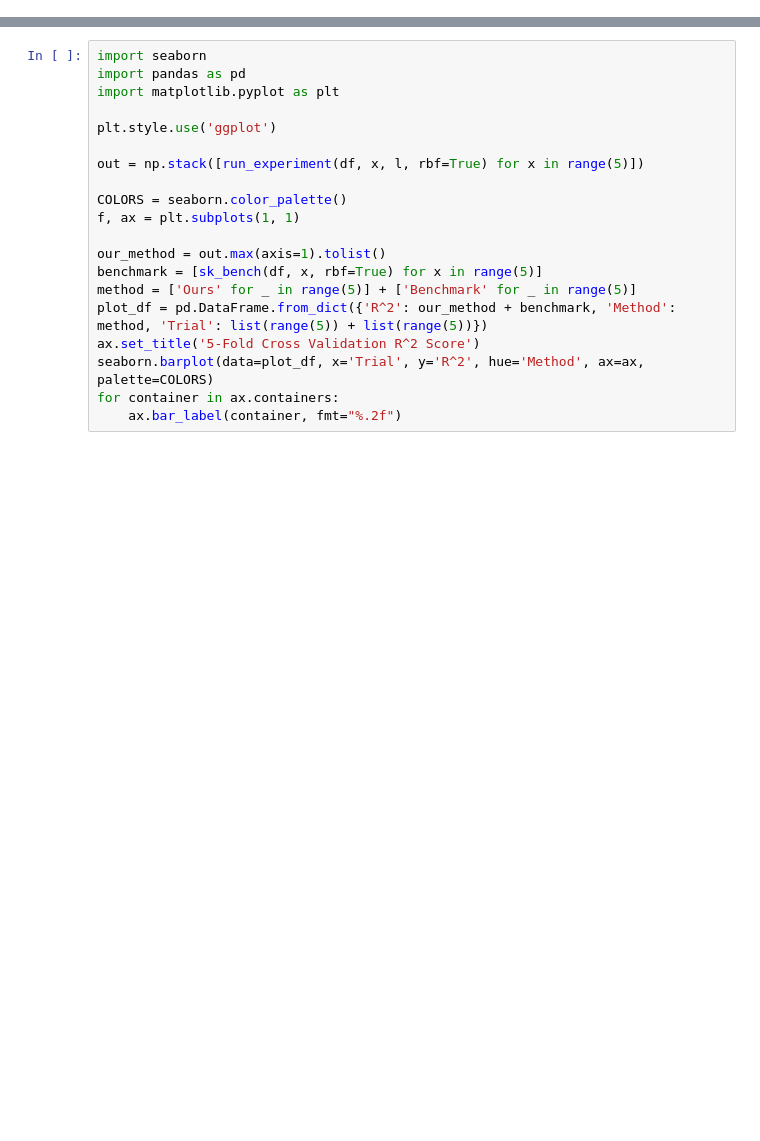
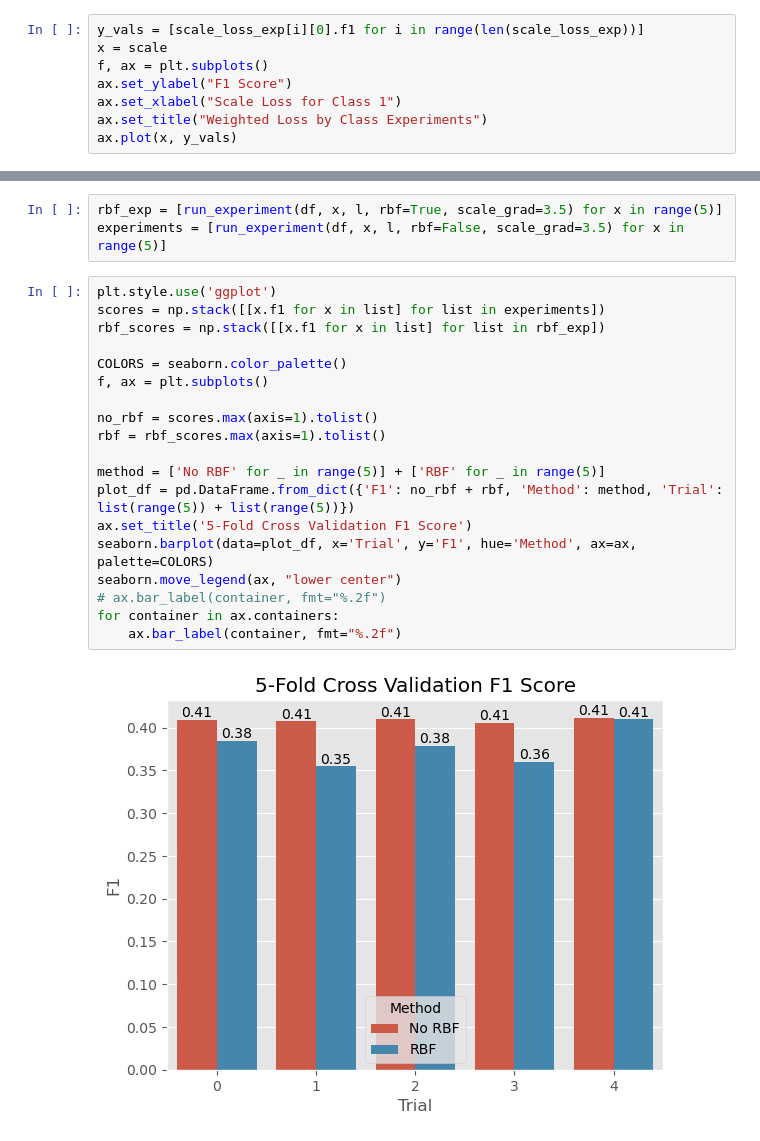
Before and after one commit to sbracellari/csi-6160, a Jupyter notebook: hw4.ipynb, the cells around one changed output, grey strips where cells are left out. Saved outputs shown, nothing was run; the diff lists cells and outputs as text; blank space fills up the shorter version.

```diff
--- a/hw4.ipynb
+++ b/hw4.ipynb
@@ -209,0 +218,8 @@ print(f1_score(y_test, pred))
+# %%
+y_vals = [scale_loss_exp[i][0].f1 for i in range(len(scale_loss_exp))]
+x = scale
+f, ax = plt.subplots()
+ax.set_ylabel("F1 Score")
+ax.set_xlabel("Scale Loss for Class 1")
+ax.set_title("Weighted Loss by Class Experiments")
+ax.plot(x, y_vals)
@@ -210,20 +229,24 @@ print(f1_score(y_test, pred))
+# %%
+rbf_exp = [run_experiment(df, x, l, rbf=True, scale_grad=3.5) for x in range(5)]
+experiments = [run_experiment(df, x, l, rbf=False, scale_grad=3.5) for x in range(5)]
 # %%
-import seaborn
-import pandas as pd
-import matplotlib.pyplot as plt
-
 plt.style.use('ggplot')
-
-out = np.stack([run_experiment(df, x, l, rbf=True) for x in range(5)])
+scores = np.stack([[x.f1 for x in list] for list in experiments])
+rbf_scores = np.stack([[x.f1 for x in list] for list in rbf_exp])
 
 COLORS = seaborn.color_palette()
-f, ax = plt.subplots(1, 1)
+f, ax = plt.subplots()
 
-our_method = out.max(axis=1).tolist()
-benchmark = [sk_bench(df, x, rbf=True) for x in range(5)]
-method = ['Ours' for _ in range(5)] + ['Benchmark' for _ in range(5)]
-plot_df = pd.DataFrame.from_dict({'R^2': our_method + benchmark, 'Method': method, 'Trial': list(range(5)) + list(range(5))})
-ax.set_title('5-Fold Cross Validation R^2 Score')
-seaborn.barplot(data=plot_df, x='Trial', y='R^2', hue='Method', ax=ax, palette=COLORS)
+no_rbf = scores.max(axis=1).tolist()
+rbf = rbf_scores.max(axis=1).tolist()
+
+method = ['No RBF' for _ in range(5)] + ['RBF' for _ in range(5)]
+plot_df = pd.DataFrame.from_dict({'F1': no_rbf + rbf, 'Method': method, 'Trial': list(range(5)) + list(range(5))})
+ax.set_title('5-Fold Cross Validation F1 Score')
+seaborn.barplot(data=plot_df, x='Trial', y='F1', hue='Method', ax=ax, palette=COLORS)
+seaborn.move_legend(ax, "lower center")
+# ax.bar_label(container, fmt="%.2f")
 for container in ax.containers:
     ax.bar_label(container, fmt="%.2f")
+# %% [output]
+[figure, added]
```
Also changed, not shown: parts of 17 cells of this notebook.
